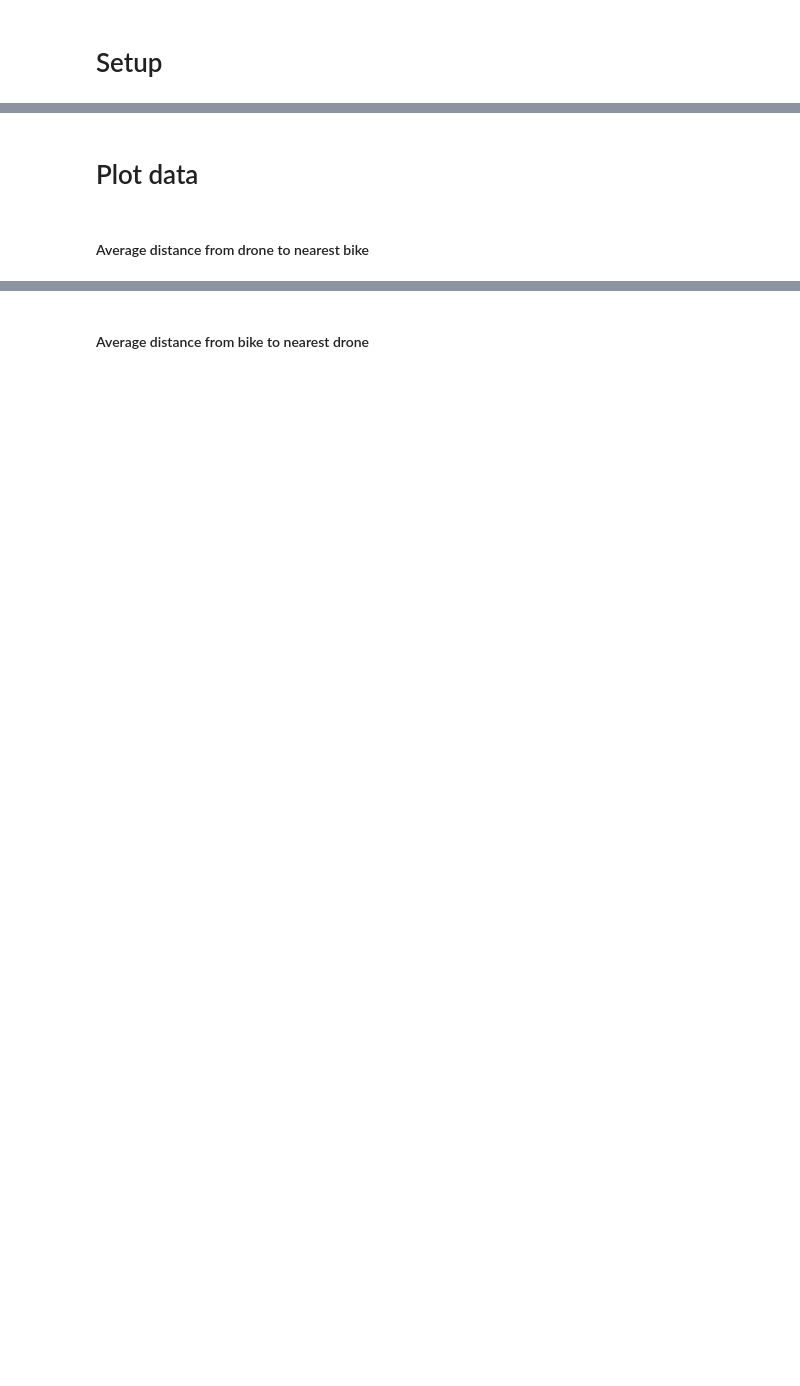
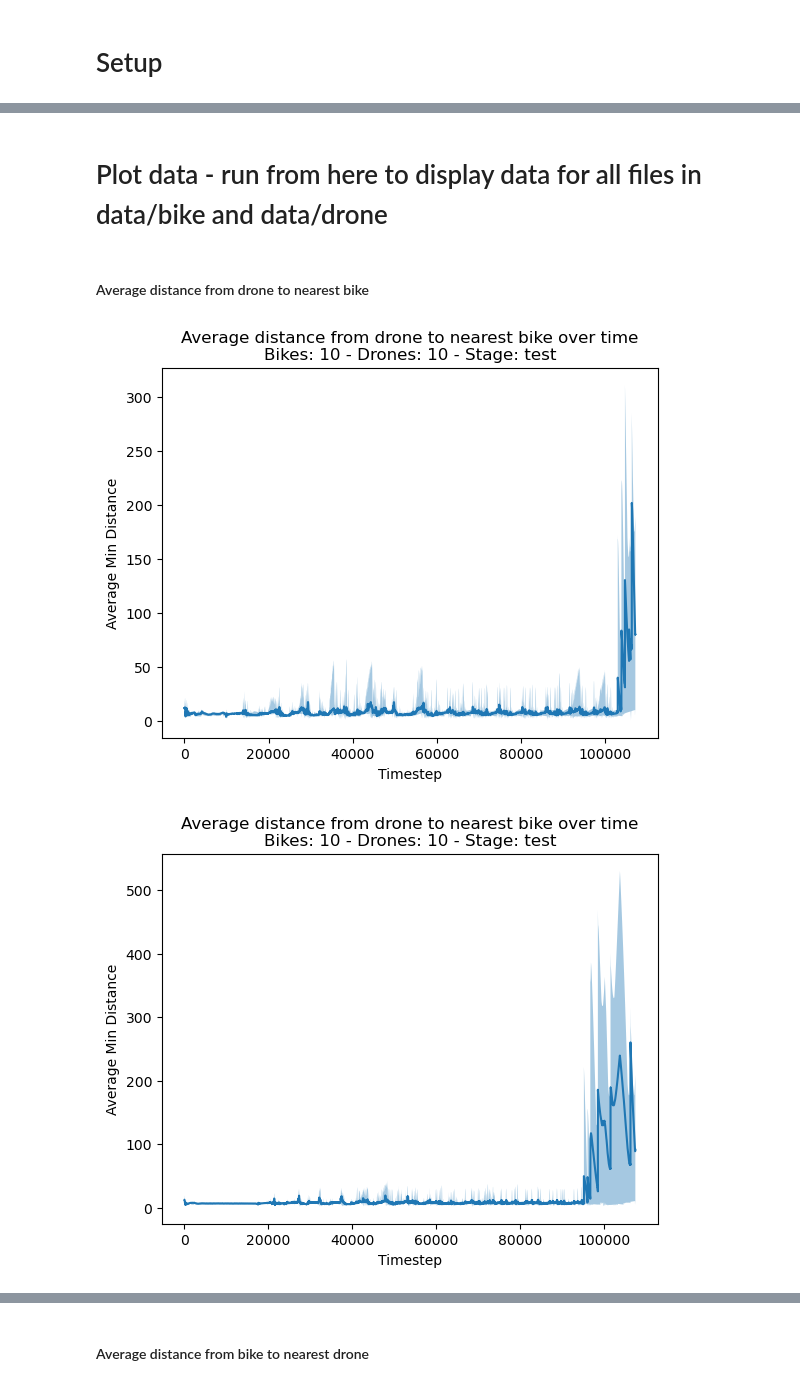
Before and after one commit to borchand/master-thesis, a Jupyter notebook: data-visualization/data.ipynb, the cells around one changed output, grey strips where cells are left out. Saved outputs shown, nothing was run; the diff lists cells and outputs as text; code cells hidden in the pictures; blank space fills up the shorter version.

Commit message:
change data file

```diff
--- a/data-visualization/data.ipynb
+++ b/data-visualization/data.ipynb
@@ -43,7 +44,7 @@ def load_data(run):
     name = name.split()
     for i, key in enumerate(name):
         if i % 2 == 0:
-            name_dict[key] = name[i+1]
+            name_dict[key] = name[i+1].replace(",", "").replace(".json", "")
 
     bike_data.attrs["run_info"] = name_dict
     drone_data.attrs["run_info"] = name_dict
@@ -168,2 +184,2 @@ for i in range(1, runs+1):
 # %% [markdown]
-# Plot data
+# Plot data - run from here to display data for all files in data/bike and data/drone
@@ -170,20 +219,24 @@ for i in range(1, runs+1):
 # %% [markdown]
 #### Average distance from drone to nearest bike
 # %%
-for i in range(1, runs+1):
-    df = pd.read_csv(f"data/drone/run_{i}.csv")
+for path in get_run_files("data/drone"):
+    df, info = load_run_csv(path)
+
     avg_dist = df.groupby("Timestep")["min_distance"].agg(["mean", "min", "max"]).reset_index()
 
     sns.lineplot(data=avg_dist, x="Timestep", y="mean")
 
-    # plt.fill_between(
-    #     avg_dist["Timestep"],
-    #     avg_dist["min"],
-    #     avg_dist["max"],
-    #     alpha=0.4
-    # )
+    plt.fill_between(
+        avg_dist["Timestep"],
+        avg_dist["min"],
+        avg_dist["max"],
+        alpha=0.4
+    )
 
-    plt.title(f"Average distance from drone to nearest bike over time \n Number of bikes: {info_dict[i]['bikes']} - Number of drones: {info_dict[i]['drones']} - Stage: {info_dict[i]['stage']}")
+    plt.title(plot_title("Average distance from drone to nearest bike over time", info))
     plt.xlabel("Timestep")
     plt.ylabel("Average Min Distance")
     plt.show()
+# %% [output]
+[figure, added]
+[figure, added]
```
Also changed, not shown: parts of 18 cells of this notebook, 1 other file.
